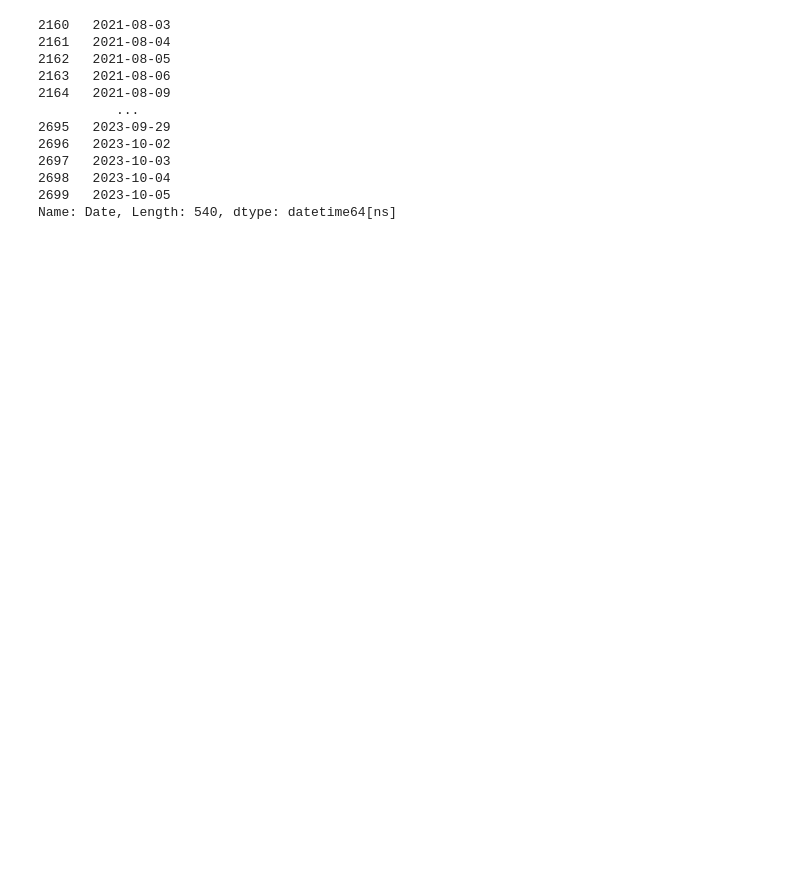
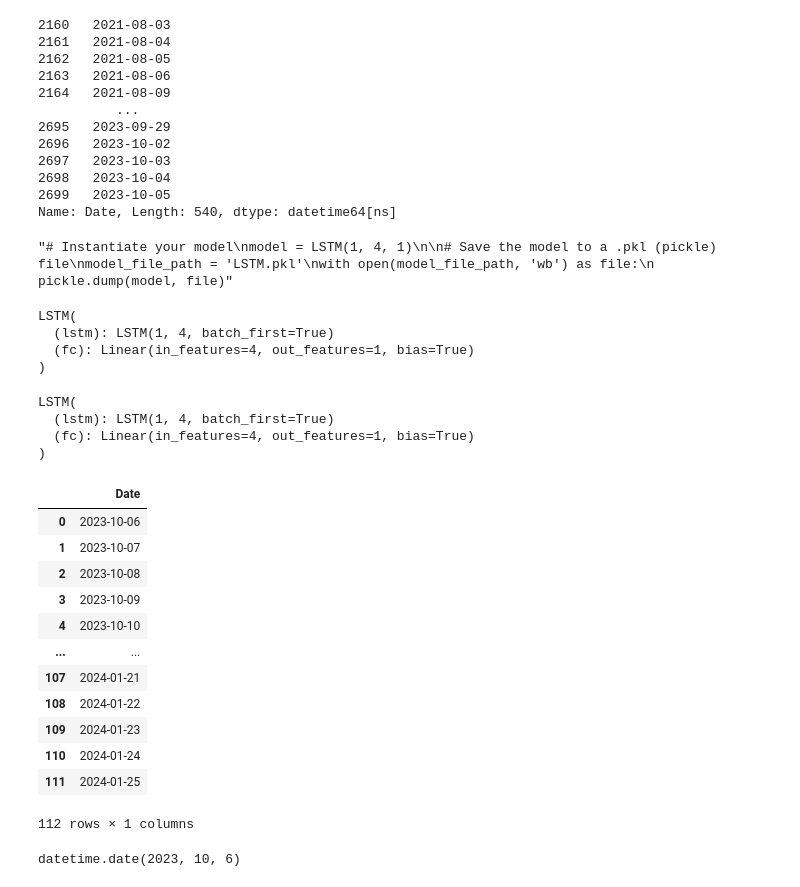
Before and after one commit to QaraDataScience/Copper-Price-Prediction, a Jupyter notebook: Forecasting_Copper_Prices.ipynb, the cells around one changed output. Saved outputs shown, nothing was run; the diff lists cells and outputs as text; code cells hidden in the pictures; blank space fills up the shorter version.

```diff
--- a/Forecasting_Copper_Prices.ipynb
+++ b/Forecasting_Copper_Prices.ipynb
@@ -104,0 +118,3 @@ df.tail()
+# %%
+last_date = df['Date'].max().date()
+last_date
@@ -709,10 +751,12 @@ test_dates
 2699   2023-10-05
 Name: Date, Length: 540, dtype: datetime64[ns]
 # %%
-# Instantiate your model
+"""# Instantiate your model
 model = LSTM(1, 4, 1)
 
 # Save the model to a .pkl (pickle) file
 model_file_path = 'LSTM.pkl'
 with open(model_file_path, 'wb') as file:
-    pickle.dump(model, file)
+    pickle.dump(model, file)"""
+# %% [output]
+"# Instantiate your model\nmodel = LSTM(1, 4, 1)\n\n# Save the model to a .pkl (pickle) file\nmodel_file_path = 'LSTM.pkl'\nwith open(model_file_path, 'wb') as file:\n    pickle.dump(model, file)"
@@ -718,0 +767,41 @@ with open(model_file_path, 'wb') as file:
+# %%
+m1
+# %% [output]
+LSTM(
+  (lstm): LSTM(1, 4, batch_first=True)
+  (fc): Linear(in_features=4, out_features=1, bias=True)
+)
+# %%
+model
+# %% [output]
+LSTM(
+  (lstm): LSTM(1, 4, batch_first=True)
+  (fc): Linear(in_features=4, out_features=1, bias=True)
+)
+# %%
+start_date = last_date+timedelta(days=1)
+end_date = "2024-01-25"
+forecast_dates = pd.date_range(start=start_date, end=end_date, freq='D')
+
+# Create a DataFrame with the date column
+forecast_set = pd.DataFrame({'Date': forecast_dates})
+forecast_set['Date'] = pd.to_datetime(forecast_set['Date'])
+forecast_set
+# %% [output]
+|  | Date |
+| 0 | 2023-10-06 |
+| 1 | 2023-10-07 |
+| 2 | 2023-10-08 |
+| 3 | 2023-10-09 |
+| 4 | 2023-10-10 |
+| ... | ... |
+| 107 | 2024-01-21 |
+| 108 | 2024-01-22 |
+| 109 | 2024-01-23 |
+| 110 | 2024-01-24 |
+| 111 | 2024-01-25 |
+112 rows × 1 columns
+# %%
+last_date+timedelta(days=1)
+# %% [output]
+datetime.date(2023, 10, 6)
```
Also changed, not shown: parts of 26 cells of this notebook, 3 other files.
